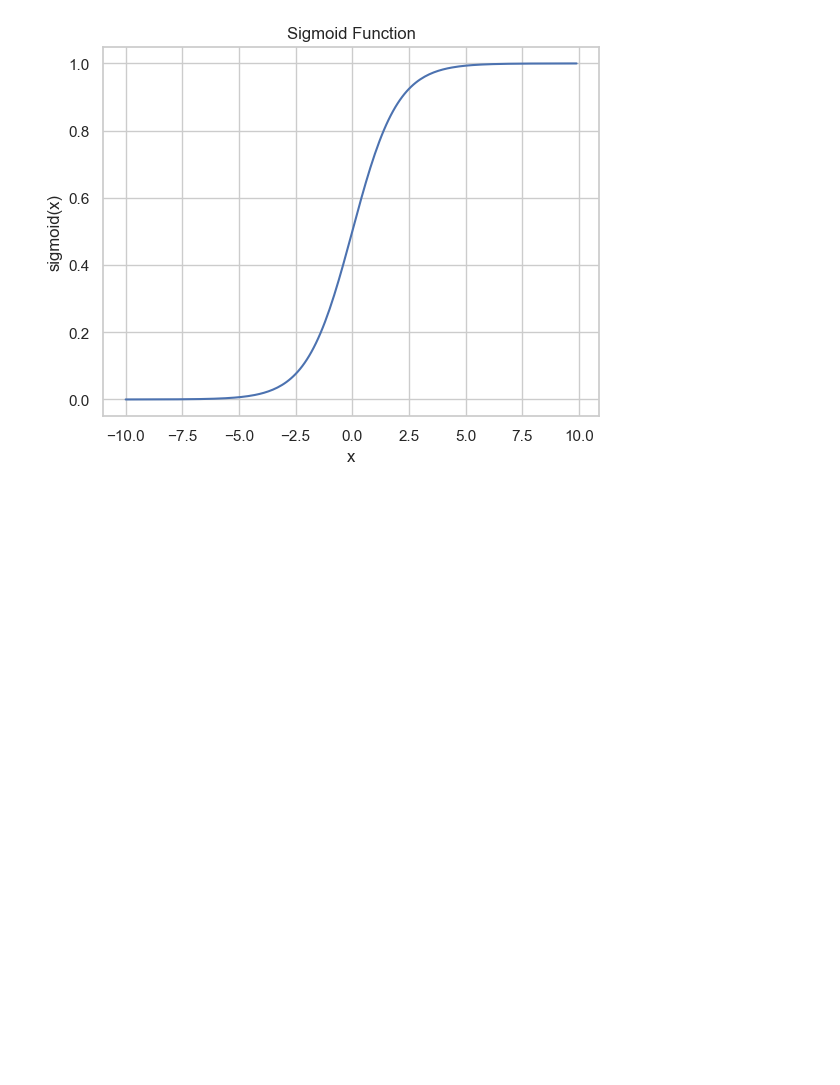
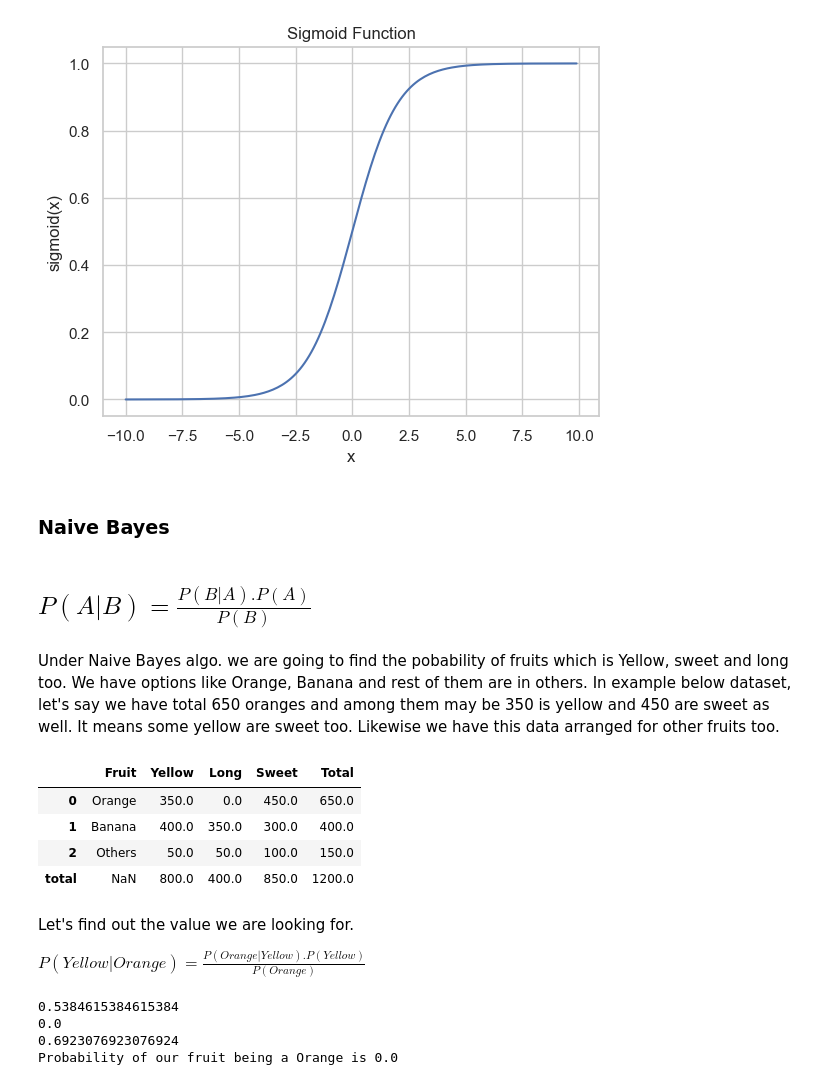
Before and after one commit to rajeesing/ipynb, a Jupyter notebook: MachineLearning.ipynb, the cells around one changed output. Cells and saved outputs as stored; diff of their text form; code cells hidden in the pictures; blank space fills up the shorter version.

```diff
--- a/MachineLearning.ipynb
+++ b/MachineLearning.ipynb
@@ -362,3 +362,48 @@ plt.title('Sigmoid Function')
 plt.show()
 # %% [output]
 [figure]
+# %% [markdown]
+### Naive Bayes
+# %% [markdown]
+## $P(A|B) = \frac{P(B|A).P(A)}{P(B)}$
+# %% [markdown]
+Under Naive Bayes algo. we are going to find the pobability of fruits which is Yellow, sweet and long too. We have options like Orange, Banana and rest of them are in others. In example below dataset, let's say we have total 650 oranges and among them may be 350 is yellow and 450 are sweet as well. It means some yellow are sweet too. Likewise we have this data arranged for other fruits too.
+# %%
+data = {"Fruit":["Orange","Banana","Others"], "Yellow":[350,400,50], "Long":[0,350,50], "Sweet":[450,300,100],"Total":[650,400,150]}
+df = pd.DataFrame(data)
+
+#df["col_sum"] = df.iloc[:, 1:].sum(axis=1)
+df.loc["total"] = df.sum(numeric_only=True, axis=0)
+
+df.head()
+# %% [output]
+|  | Fruit | Yellow | Long | Sweet | Total |
+| 0 | Orange | 350.0 | 0.0 | 450.0 | 650.0 |
+| 1 | Banana | 400.0 | 350.0 | 300.0 | 400.0 |
+| 2 | Others | 50.0 | 50.0 | 100.0 | 150.0 |
+| total | NaN | 800.0 | 400.0 | 850.0 | 1200.0 |
+# %% [markdown]
+Let's find out the value we are looking for.
+
+ $P(Yellow|Orange) = \frac{P(Orange|Yellow).P(Yellow)}{P(Orange)}$
+# %%
+# we said probability of a orange being yellow
+probability_o_y = ((350/800) * (800/1200)) / (650/1200)
+print(probability_o_y)
+
+# we said probability of a orange being long
+probability_o_l = ((0/400) * (400/1200)) / (650/1200)
+print(probability_o_l)
+
+# we said probability of a orange being a sweet
+probability_o_s = ((450/850) * (850/1200)) / (650/1200)
+print(probability_o_s)
+
+# is our fruit a orange?
+result = (probability_o_y * probability_o_l * probability_o_s)
+print(f'Probability of our fruit being a Orange is {result}')
+# %% [output]
+0.5384615384615384
+0.0
+0.6923076923076924
+Probability of our fruit being a Orange is 0.0
```
Also changed, not shown: parts of 11 cells of this notebook, 8 other files.
